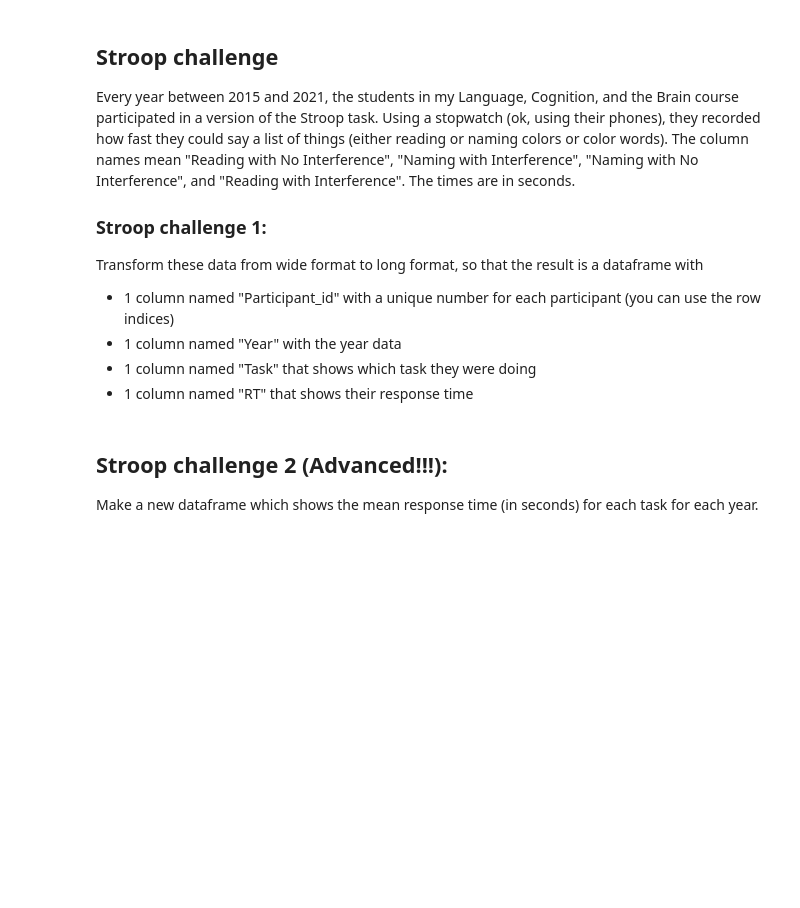
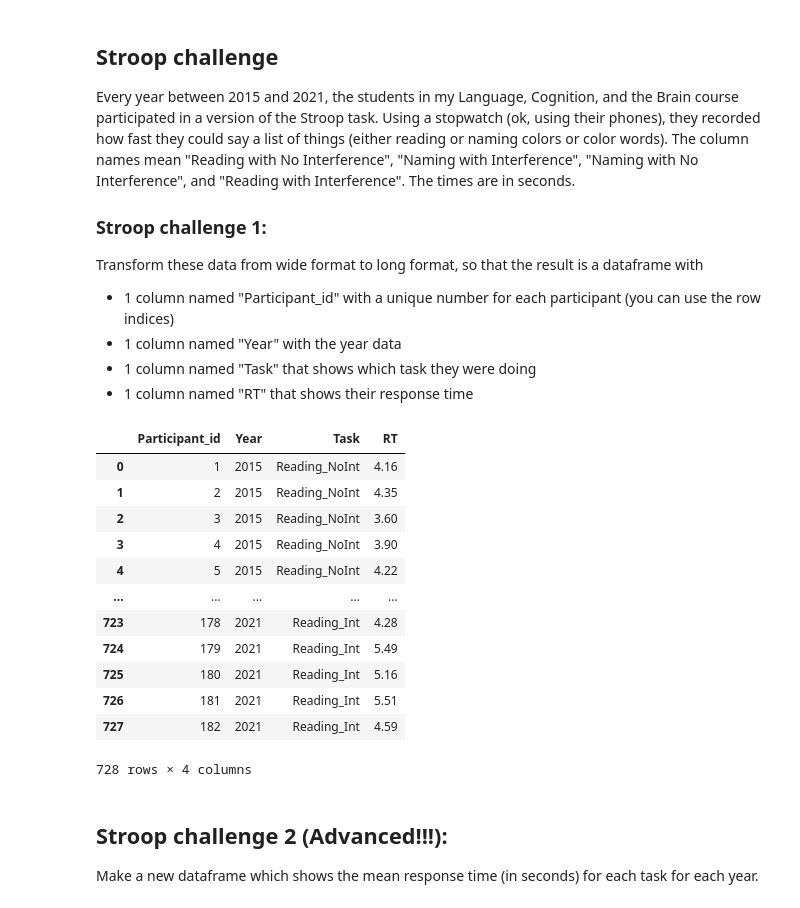
Before and after one commit to sofierosendalj/CulturalDataScience, a Jupyter notebook: fun_with_pandas.ipynb, the cells around one changed output. Drawn from its saved outputs; the diff is of its cells as text; code cells hidden in the pictures; blank space fills up the shorter version.

```diff
--- a/fun_with_pandas.ipynb
+++ b/fun_with_pandas.ipynb
@@ -217,3 +310,34 @@ df.head()
+# %%
+# Starter code 1...
+
+# %pip install lxml
+# import pandas as pd
+
+df = pd.read_csv("https://raw.githubusercontent.com/ethanweed/Stroop/master/Stroop-raw-over-the-years.csv")
+
+# Add a Participant_id column based on the row index (for each participant)
+df['Participant_id'] = df.index + 1  # Unique participant ID
+
+# Use pd.melt() to reshape the dataframe from wide to long format
+df_long = pd.melt(df,
+                  id_vars=['Participant_id', 'Year'],  # Keep Participant_id and Year unchanged
+                  var_name='Task',  # Create a new column called 'Task' for the task types
+                  value_name='RT')  # Create a new column called 'RT' for response times
+df_long
+# %% [output]
+|  | Participant_id | Year | Task | RT |
+| 0 | 1 | 2015 | Reading_NoInt | 4.16 |
+| 1 | 2 | 2015 | Reading_NoInt | 4.35 |
+| 2 | 3 | 2015 | Reading_NoInt | 3.60 |
+| 3 | 4 | 2015 | Reading_NoInt | 3.90 |
+| 4 | 5 | 2015 | Reading_NoInt | 4.22 |
+| ... | ... | ... | ... | ... |
+| 723 | 178 | 2021 | Reading_Int | 4.28 |
+| 724 | 179 | 2021 | Reading_Int | 5.49 |
+| 725 | 180 | 2021 | Reading_Int | 5.16 |
+| 726 | 181 | 2021 | Reading_Int | 5.51 |
+| 727 | 182 | 2021 | Reading_Int | 4.59 |
+728 rows × 4 columns
 # %%
 # Starter code 2...
 
```
Also changed, not shown: parts of 10 cells of this notebook.
